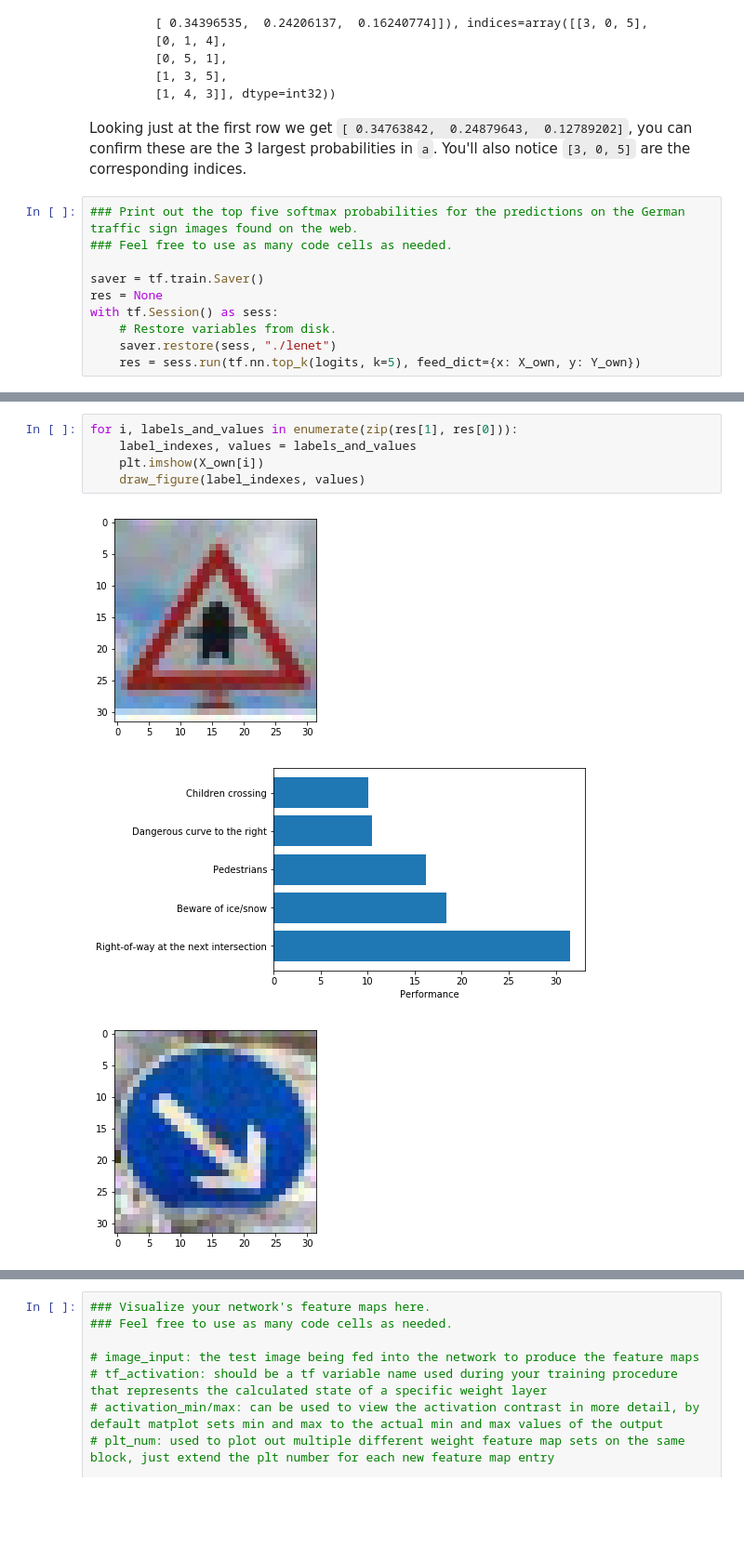
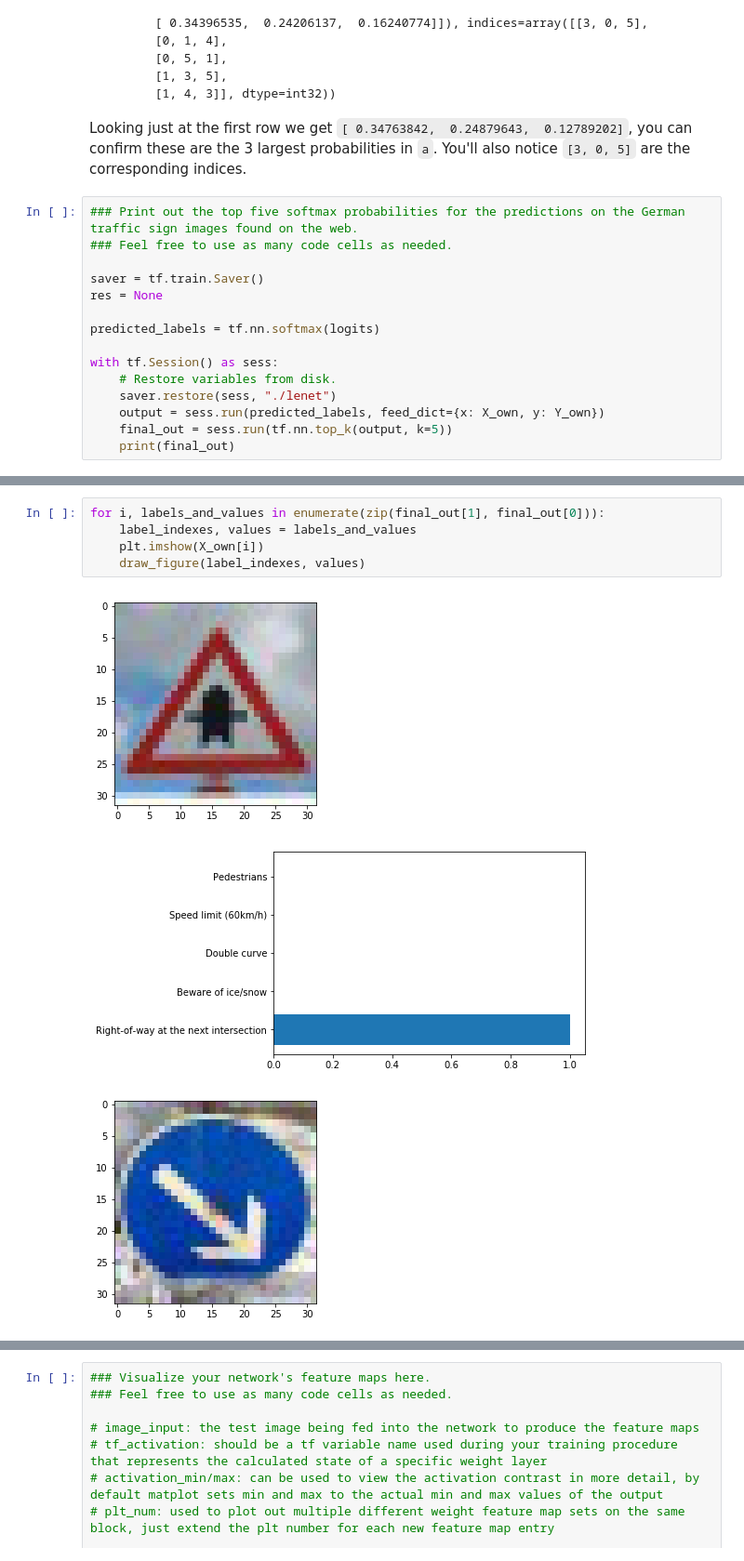
Before and after one commit to JimmyAustin/TrafficSign, a Jupyter notebook: Traffic_Sign_Classifier.ipynb, the cells around one changed output, grey strips where cells are left out. Shown: that part at 93% size. Drawn from its saved outputs; the diff is of its cells as text; blank space fills up the shorter version.

Commit message:
Added softmax

```diff
--- a/Traffic_Sign_Classifier.ipynb
+++ b/Traffic_Sign_Classifier.ipynb
@@ -566,8 +570,13 @@ Looking just at the first row we get `[ 0.34763842,  0.24879643,  0.12789202]`,
 
 saver = tf.train.Saver()
 res = None
+
+predicted_labels = tf.nn.softmax(logits)
+
 with tf.Session() as sess:
     # Restore variables from disk.
     saver.restore(sess, "./lenet")
-    res = sess.run(tf.nn.top_k(logits, k=5), feed_dict={x: X_own, y: Y_own})
+    output = sess.run(predicted_labels, feed_dict={x: X_own, y: Y_own})
+    final_out = sess.run(tf.nn.top_k(output, k=5))
+    print(final_out)
 # %% [output]
@@ -591,9 +600,9 @@ TopKV2(values=array([[ 31.5097847 ,  18.41779327,  16.17593002,  10.46839046,
 # %%
-for i, labels_and_values in enumerate(zip(res[1], res[0])):
+for i, labels_and_values in enumerate(zip(final_out[1], final_out[0])):
     label_indexes, values = labels_and_values
     plt.imshow(X_own[i])
     draw_figure(label_indexes, values)
 # %% [output]
 [figure]
-[figure, old version]
+[figure, new version]
 [figure]
```
Also changed, not shown: parts of 8 cells of this notebook, 1 other file.
